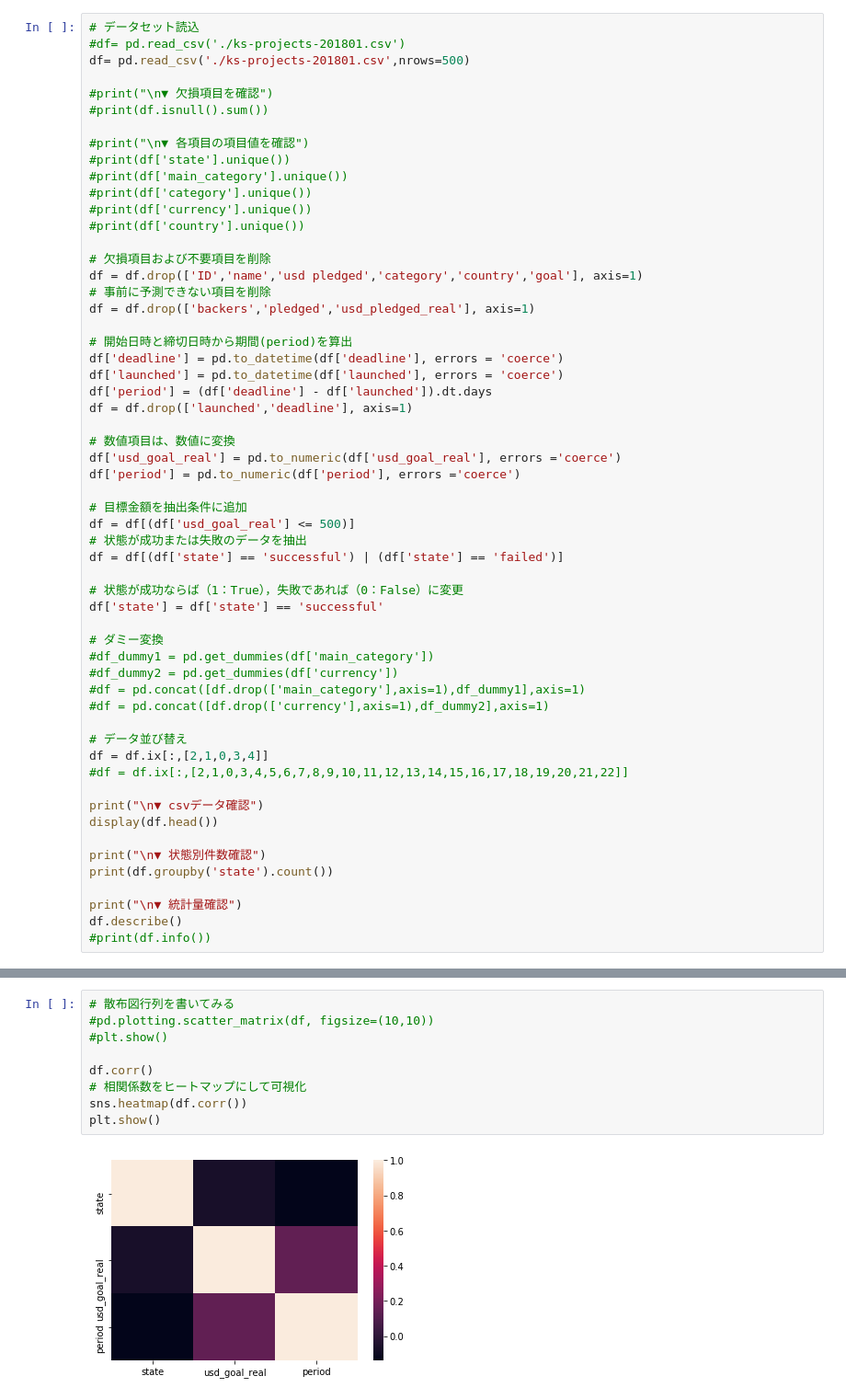
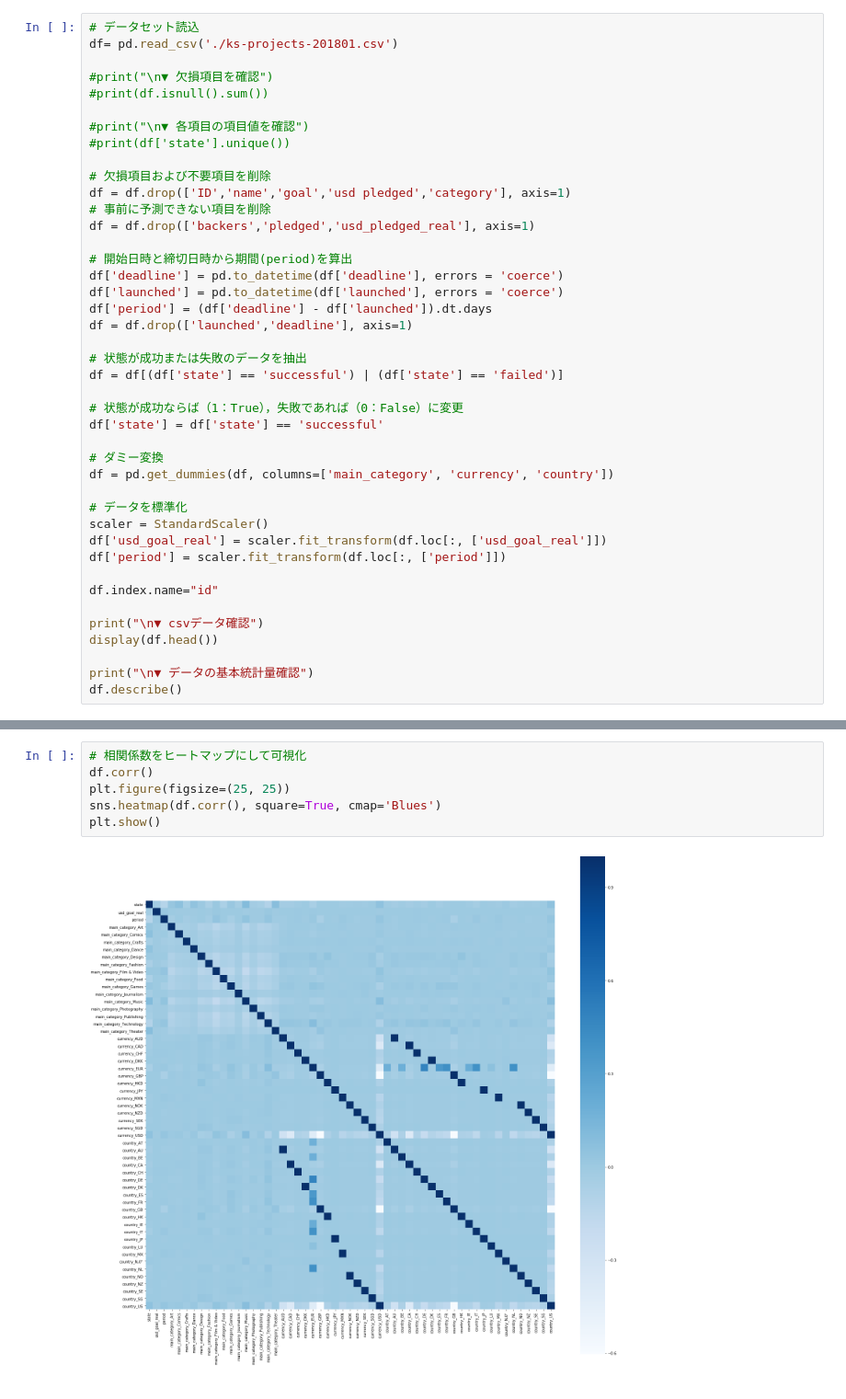
Before and after one commit to arsma12/skillupAI, a Jupyter notebook: Day1_work_長谷川雅代.ipynb, the cells around one changed output, grey strips where cells are left out. Shown at 92% size. Drawn from its saved outputs; the diff is of its cells as text.

```diff
--- a/Day1_work_長谷川雅代.ipynb
+++ b/Day1_work_長谷川雅代.ipynb
@@ -38,21 +40,16 @@ import warnings
 warnings.filterwarnings('ignore')
 # %%
 # データセット読込
-#df= pd.read_csv('./ks-projects-201801.csv')
-df= pd.read_csv('./ks-projects-201801.csv',nrows=500)
+df= pd.read_csv('./ks-projects-201801.csv')
 
 #print("\n▼ 欠損項目を確認")
 #print(df.isnull().sum())
 
 #print("\n▼ 各項目の項目値を確認")
 #print(df['state'].unique())
-#print(df['main_category'].unique())
-#print(df['category'].unique())
-#print(df['currency'].unique())
-#print(df['country'].unique())
 
 # 欠損項目および不要項目を削除
-df = df.drop(['ID','name','usd pledged','category','country','goal'], axis=1)
+df = df.drop(['ID','name','goal','usd pledged','category'], axis=1)
 # 事前に予測できない項目を削除
 df = df.drop(['backers','pledged','usd_pledged_real'], axis=1)
 
@@ -62,12 +59,6 @@ df['launched'] = pd.to_datetime(df['launched'], errors = 'coerce')
 df['period'] = (df['deadline'] - df['launched']).dt.days
 df = df.drop(['launched','deadline'], axis=1)
 
-# 数値項目は、数値に変換
-df['usd_goal_real'] = pd.to_numeric(df['usd_goal_real'], errors ='coerce')
-df['period'] = pd.to_numeric(df['period'], errors ='coerce')
-
-# 目標金額を抽出条件に追加
-df = df[(df['usd_goal_real'] <= 500)]
 # 状態が成功または失敗のデータを抽出
 df = df[(df['state'] == 'successful') | (df['state'] == 'failed')]
 
@@ -75,23 +66,19 @@ df = df[(df['state'] == 'successful') | (df['state'] == 'failed')]
 df['state'] = df['state'] == 'successful'
 
 # ダミー変換
-#df_dummy1 = pd.get_dummies(df['main_category'])
-#df_dummy2 = pd.get_dummies(df['currency'])
-#df = pd.concat([df.drop(['main_category'],axis=1),df_dummy1],axis=1)
-#df = pd.concat([df.drop(['currency'],axis=1),df_dummy2],axis=1)
+df = pd.get_dummies(df, columns=['main_category', 'currency', 'country'])
 
-# データ並び替え
-df = df.ix[:,[2,1,0,3,4]]
-#df = df.ix[:,[2,1,0,3,4,5,6,7,8,9,10,11,12,13,14,15,16,17,18,19,20,21,22]]
+# データを標準化
+scaler = StandardScaler()
+df['usd_goal_real'] = scaler.fit_transform(df.loc[:, ['usd_goal_real']])
+df['period'] = scaler.fit_transform(df.loc[:, ['period']])
+
+df.index.name="id"
 
 print("\n▼ csvデータ確認")
 display(df.head())
 
-print("\n▼ 状態別件数確認")
-print(df.groupby('state').count())
-
-print("\n▼ 統計量確認")
+print("\n▼ データの基本統計量確認")
 df.describe()
-#print(df.info())
 # %% [output]
 ▼ csvデータ確認
@@ -120,12 +104,9 @@ True         24             24             24      24
 # %%
-# 散布図行列を書いてみる
-#pd.plotting.scatter_matrix(df, figsize=(10,10))
-#plt.show()
-
+# 相関係数をヒートマップにして可視化
 df.corr()
-# 相関係数をヒートマップにして可視化
-sns.heatmap(df.corr())
+plt.figure(figsize=(25, 25))
+sns.heatmap(df.corr(), square=True, cmap='Blues')
 plt.show()
 # %% [output]
-[figure, old version]
+[figure, new version]
 # %%
```
Also changed, not shown: parts of 7 cells of this notebook.
